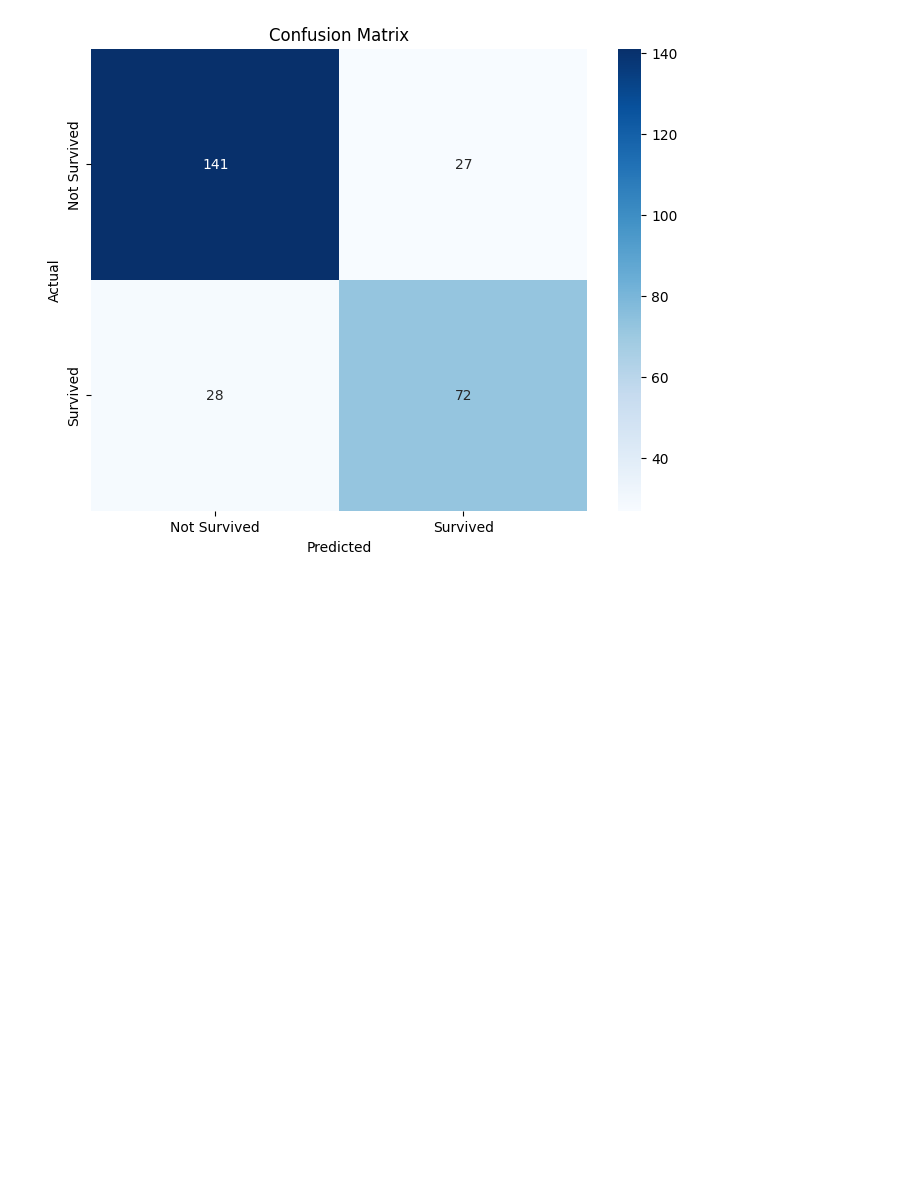
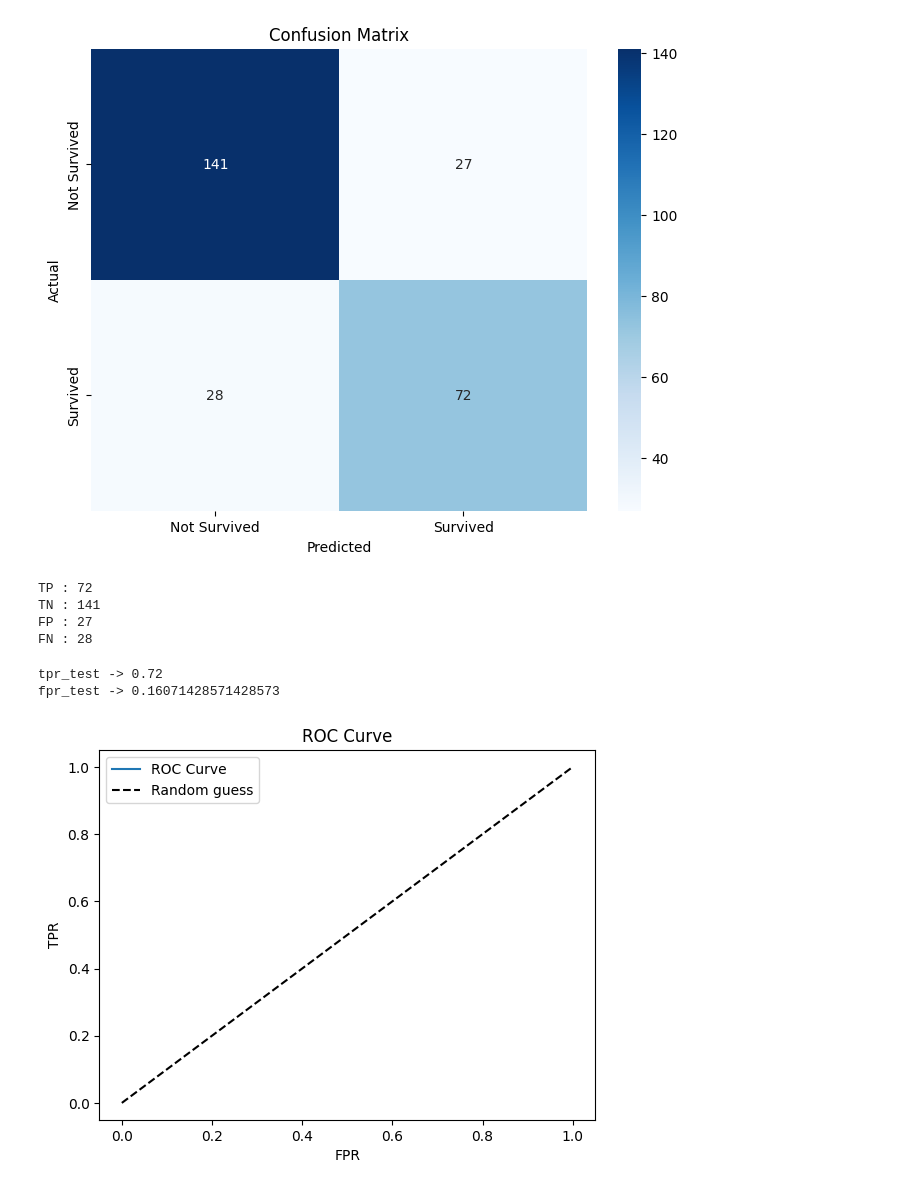
Before and after one commit to muzu1232005/iitm-meritius-ml-clsftion-ws1, a Jupyter notebook: LogisticRegressopn-Demo1.ipynb, the cells around one changed output. Drawn from its saved outputs; the diff is of its cells as text; code cells hidden in the pictures; blank space fills up the shorter version.

```diff
--- a/LogisticRegressopn-Demo1.ipynb
+++ b/LogisticRegressopn-Demo1.ipynb
@@ -204,3 +204,22 @@ plt.title('Confusion Matrix')
 plt.show()
 # %% [output]
 [figure]
+# %%
+tn,fp,fn,tp = conf_mtrx_test.ravel()
+print(f"TP : {tp}")
+print(f"TN : {tn}")
+print(f"FP : {fp}")
+print(f"FN : {fn}")
+# %% [output]
+TP : 72
+TN : 141
+FP : 27
+FN : 28
+# %%
+tpr_test = tp / (tp + fn)
+fpr_test = fp / (fp + tn)
+print(f"tpr_test -> {tpr_test}")
+print(f"fpr_test -> {fpr_test}")
+# %% [output]
+tpr_test -> 0.72
+fpr_test -> 0.16071428571428573
@@ -206,0 +228,10 @@ plt.show()
+# %%
+plt.plot(fpr_test,tpr_test, label="ROC Curve")
+plt.plot([0,1],[0,1], 'k--', label="Random guess")
+plt.xlabel("FPR")
+plt.ylabel("TPR")
+plt.title('ROC Curve')
+plt.legend()
+plt.show()
+# %% [output]
+[figure, added]
```
Also changed, not shown: parts of 2 cells of this notebook.
